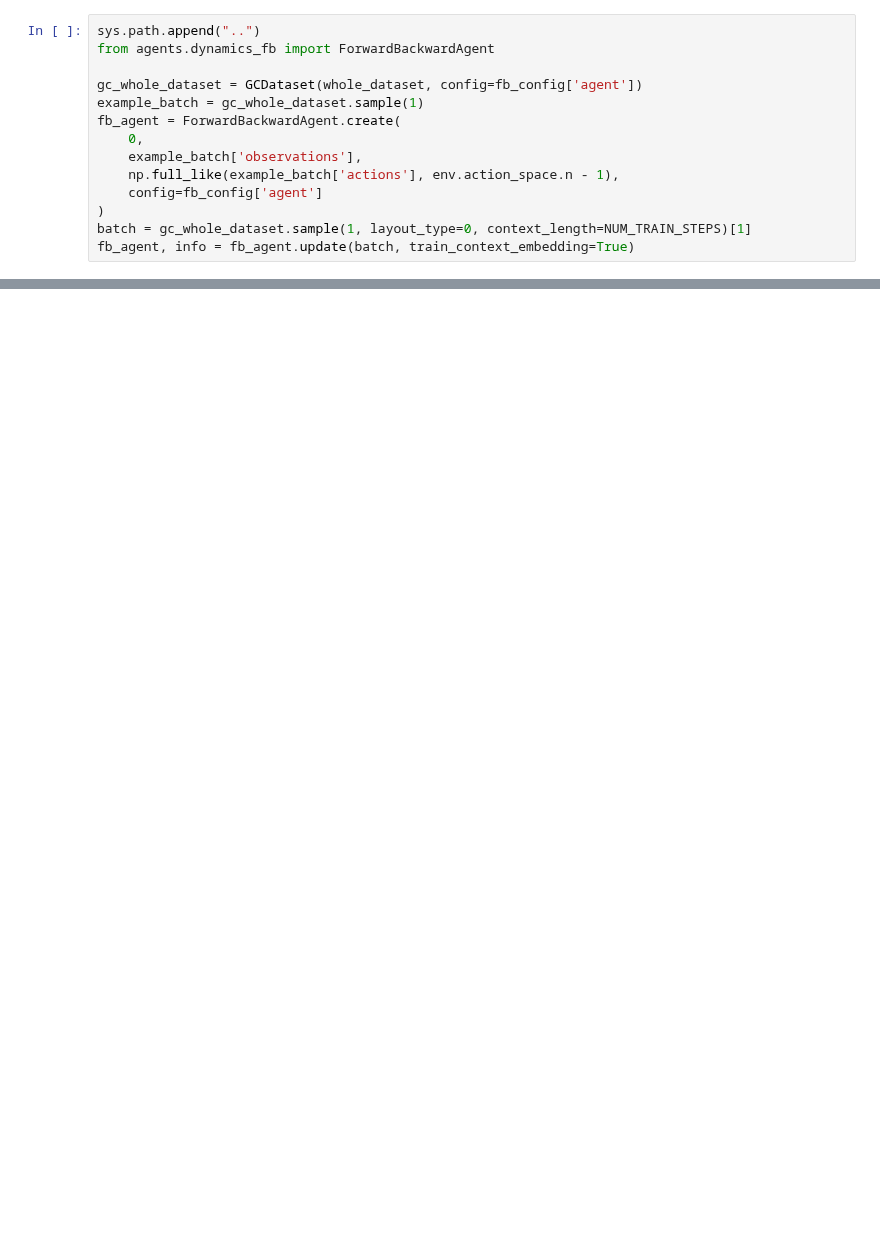
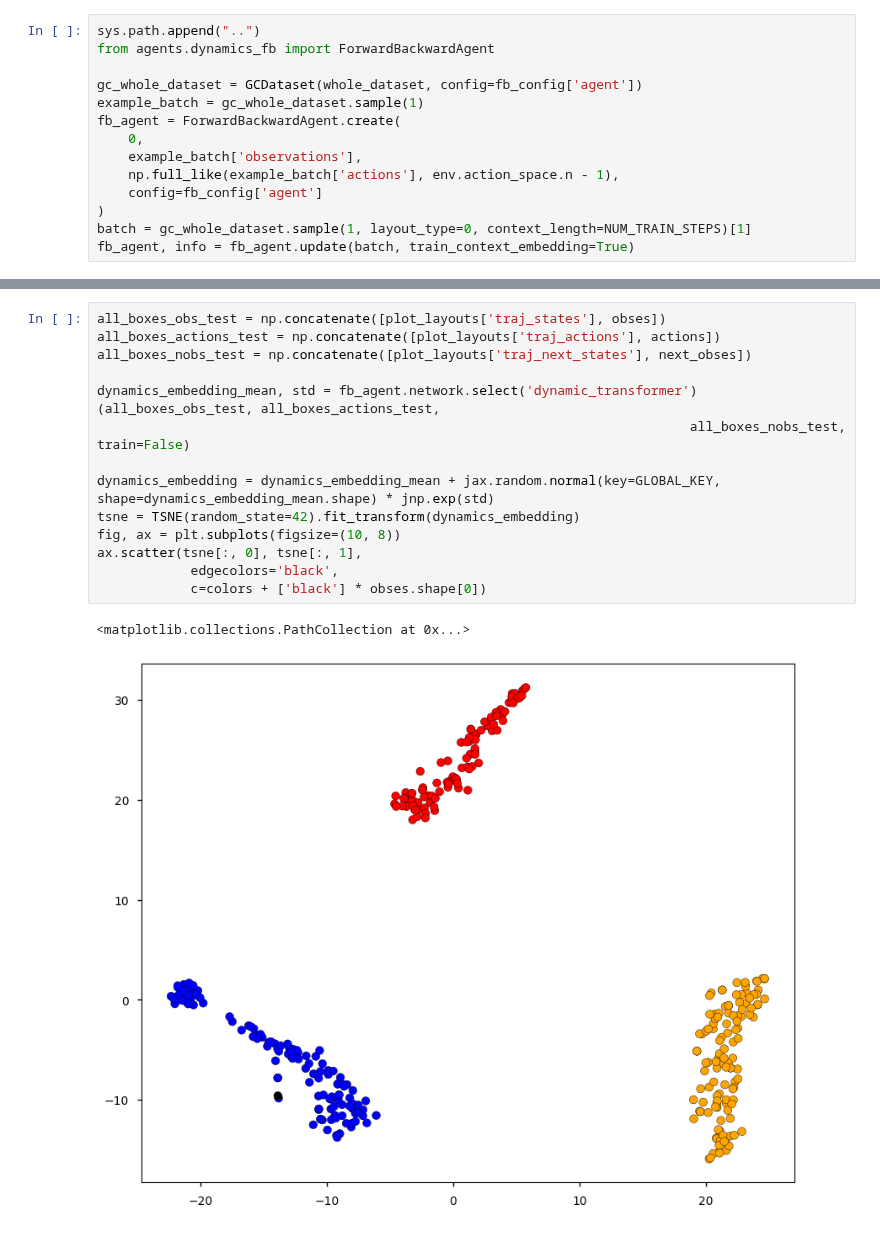
Before and after one commit to skylooop/BeliefConditionedFB, a Jupyter notebook: notebooks/in_context_fb.ipynb, the cells around one changed output, grey strips where cells are left out. Drawn from its saved outputs; the diff is of its cells as text; blank space fills up the shorter version.

```diff
--- a/notebooks/in_context_fb.ipynb
+++ b/notebooks/in_context_fb.ipynb
@@ -364,0 +418,17 @@ for update_step in pbar:
+# %%
+all_boxes_obs_test = np.concatenate([plot_layouts['traj_states'], obses])
+all_boxes_actions_test = np.concatenate([plot_layouts['traj_actions'], actions])
+all_boxes_nobs_test = np.concatenate([plot_layouts['traj_next_states'], next_obses])
+
+dynamics_embedding_mean, std = fb_agent.network.select('dynamic_transformer')(all_boxes_obs_test, all_boxes_actions_test,
+                                                                            all_boxes_nobs_test, train=False)
+
+dynamics_embedding = dynamics_embedding_mean + jax.random.normal(key=GLOBAL_KEY, shape=dynamics_embedding_mean.shape) * jnp.exp(std)
+tsne = TSNE(random_state=42).fit_transform(dynamics_embedding)
+fig, ax = plt.subplots(figsize=(10, 8))
+ax.scatter(tsne[:, 0], tsne[:, 1],
+            edgecolors='black',
+            c=colors + ['black'] * obses.shape[0])
+# %% [output]
+<matplotlib.collections.PathCollection at 0x...>
+[figure, added]
```
Also changed, not shown: parts of 12 cells of this notebook, 3 other files.
